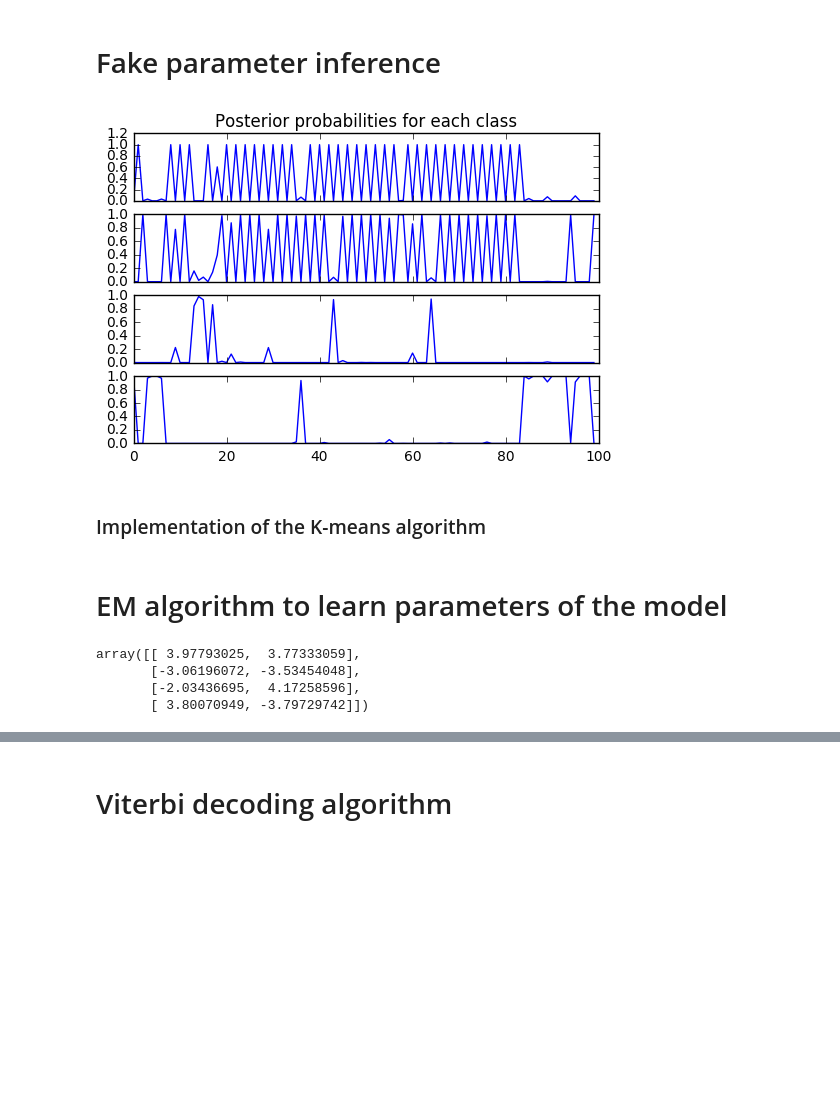
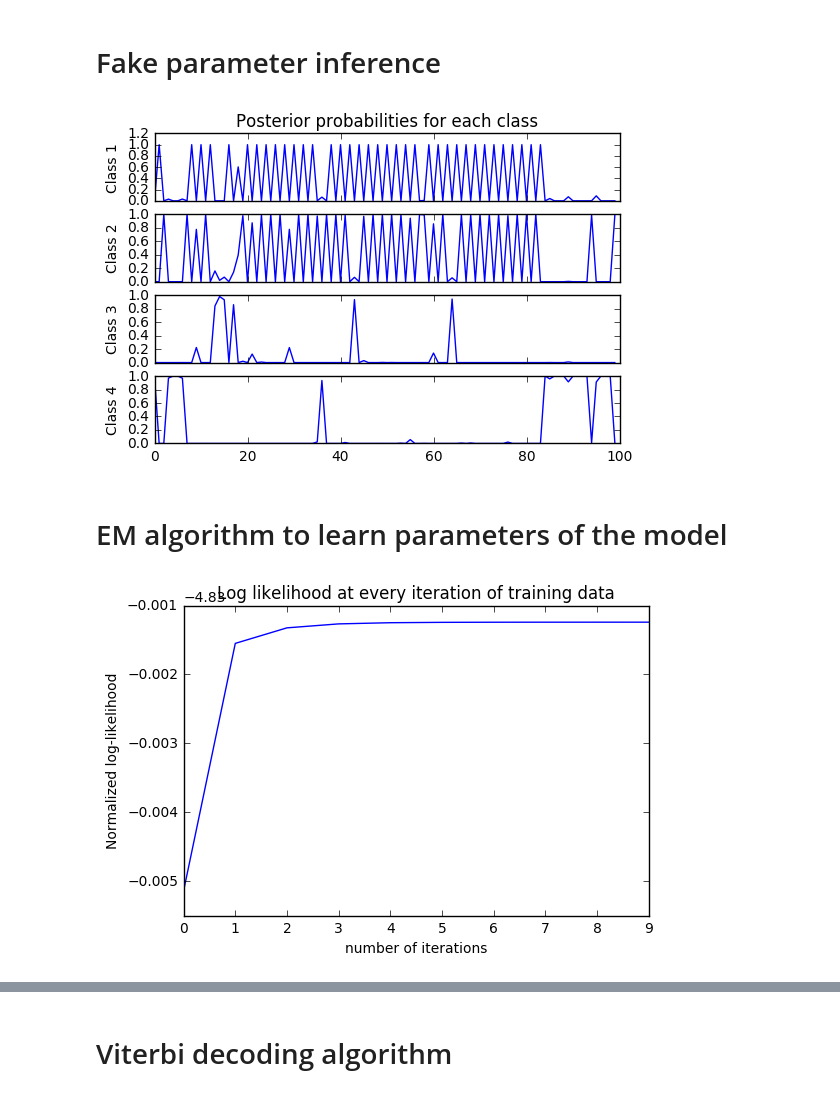
Before and after one commit to zacksoliman/hidden-markov-model, a Jupyter notebook: hw4.ipynb, the cells around one changed output, grey strips where cells are left out. Saved outputs shown, nothing was run; the diff lists cells and outputs as text; code cells hidden in the pictures; blank space fills up the shorter version.

```diff
--- a/hw4.ipynb
+++ b/hw4.ipynb
@@ -180,18 +113,25 @@ A = np.ones((4,4)) * 1/4
 np.fill_diagonal(A, 1/6)
 pi = np.ones(4) * 1/4
 # %%
-alphas, c = forward(A, pi, train_data, covs, means)
+alphas, c, p = forward(A, pi, train_data, covs, means)
 betas = backward(A, train_data, covs, means, c)
 # %%
 posterior = alphas * betas
 # %%
 f, axarr = plt.subplots(4, sharex=True)
 axarr[0].plot(np.arange(0,100), posterior[:100, 0])
 axarr[0].set_title('Posterior probabilities for each class')
+axarr[0].set_ylabel('Class 1')
+
 axarr[1].plot(np.arange(0,100), posterior[:100, 1])
+axarr[1].set_ylabel('Class 2')
+
 axarr[2].plot(np.arange(0,100), posterior[:100, 2])
+axarr[2].set_ylabel('Class 3')
+
 axarr[3].plot(np.arange(0,100), posterior[:100, 3])
+axarr[3].set_ylabel('Class 4')
 
 plt.show()
 # %% [output]
-[figure, old version]
+[figure, new version]
@@ -235,2 +137,0 @@ def plot_cov_ellipse(cov, pos, volume=.5, ax=None, fc='none', ec=[0,0,0], a=1, l
-# %% [markdown]
-### Implementation of the K-means algorithm
@@ -359,7 +211,0 @@ gmm.train(train_data, means, clusters, MAX_ITER=2000)
-# %%
-gmm.means
-# %% [output]
-array([[ 3.97793025,  3.77333059],
-       [-3.06196072, -3.53454048],
-       [-2.03436695,  4.17258596],
-       [ 3.80070949, -3.79729742]])
@@ -365,0 +215,8 @@ array([[ 3.97793025,  3.77333059],
+# %%
+plt.plot(np.arange(0,len(em.loglike)), em.loglike)
+plt.ylabel('Normalized log-likelihood')
+plt.xlabel('number of iterations')
+plt.title('Log likelihood at every iteration of training data')
+plt.show()
+# %% [output]
+[figure, added]
```
Also changed, not shown: parts of 27 cells of this notebook.
